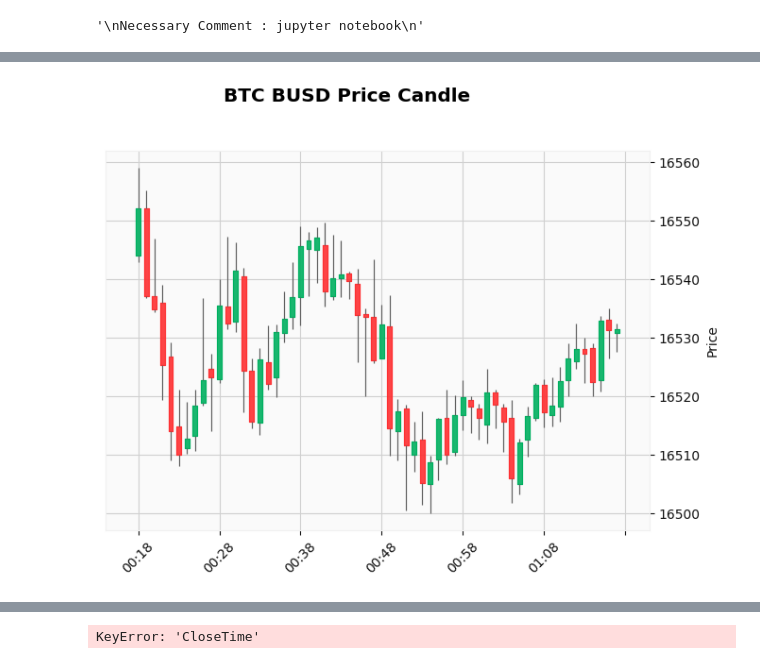
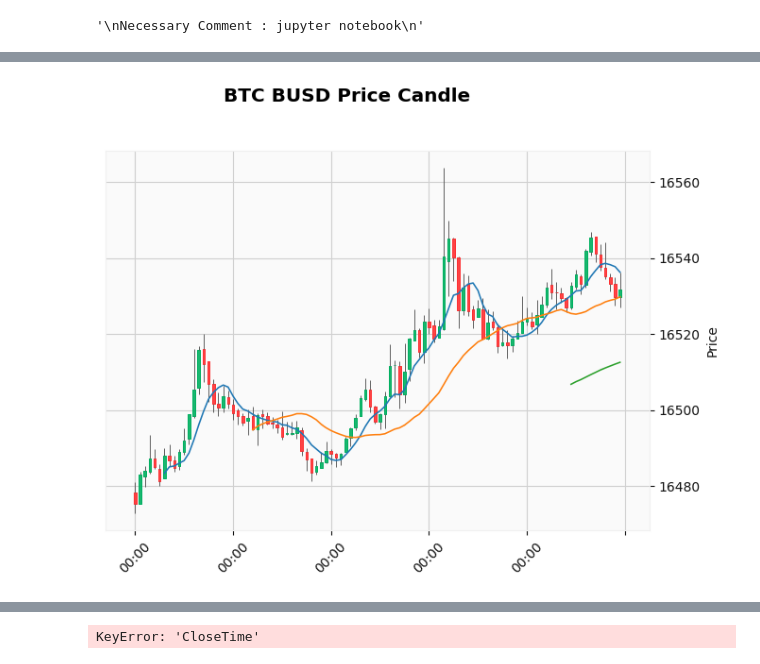
Before and after one commit to sushen/TradingAi, a Jupyter notebook: AiResearch.ipynb, the cells around one changed output, grey strips where cells are left out. Cells and saved outputs as stored; diff of their text form; code cells hidden in the pictures.

```diff
--- a/AiResearch.ipynb
+++ b/AiResearch.ipynb
@@ -30,12 +46,4 @@ Name Columns
 """
 df.columns = ['Id', 'Symbol', 'Open', 'High', 'Low', 'Close', 'VolumeBTC', 'Change', 'CloseTime', 'Trades', 'BuyQuoteVolume', 'Time']
 # df = df.iloc[:, 2:12]
-df['HAMMER'] = talib.CDLHAMMER(df['Open'], df['High'], df['Low'], df['Close'])
-df['MA7'] = talib.MA(df['Close'], timeperiod=int(7), matype=0)
-df['MA25'] = talib.MA(df['Close'], timeperiod=int(25), matype=0)
-df['MA90'] = talib.MA(df['Close'], timeperiod=int(90), matype=0)
-df['MA200'] = talib.MA(df['Close'], timeperiod=int(200), matype=0)
-df['CloseTime'] = pd.to_datetime(df['CloseTime'], unit='ms')
-df['MA7=MA25'] = abs(df['MA7'] - df['MA25']) <= 0.1
-df['MA25=MA90'] = abs(df['MA25'] - df['MA90']) <= 0.1
-df['MA90=MA7'] = abs(df['MA90'] - df['MA7']) <= 0.1
+df
@@ -43,4 +65,5 @@ df['MA90=MA7'] = abs(df['MA90'] - df['MA7']) <= 0.1
 """
 Candle Data Column
 """
-df = df[['CloseTime', 'Open', 'High', 'Low', 'Close', 'VolumeBTC','MA7']]
+df_candle = df[['CloseTime', 'Open', 'High', 'Low', 'Close', 'VolumeBTC']]
+df_candle
@@ -48,15 +85,17 @@ df = df[['CloseTime', 'Open', 'High', 'Low', 'Close', 'VolumeBTC','MA7']]
 """
 Time Indexing
 """
-df = df.set_index('CloseTime')
-df.index = pd.to_datetime(df.index, unit='ms')
+df_candle = df.set_index('CloseTime')
+df_candle.index = pd.to_datetime(df.index, unit='ms')
 # %%
-df = df.tail(60)
-mpl.plot(
-    df,
+mpf.plot(
+    df_candle.tail(100),
+#     df,
+    mav=[7, 25 , 90],
     type="candle",
+#     type="renko",
     title=f"BTC BUSD Price Candle",
     style="yahoo",
 )
 # %% [output]
-[figure, old version]
+[figure, new version]
```
Also changed, not shown: parts of 11 cells of this notebook, 7 other files.
